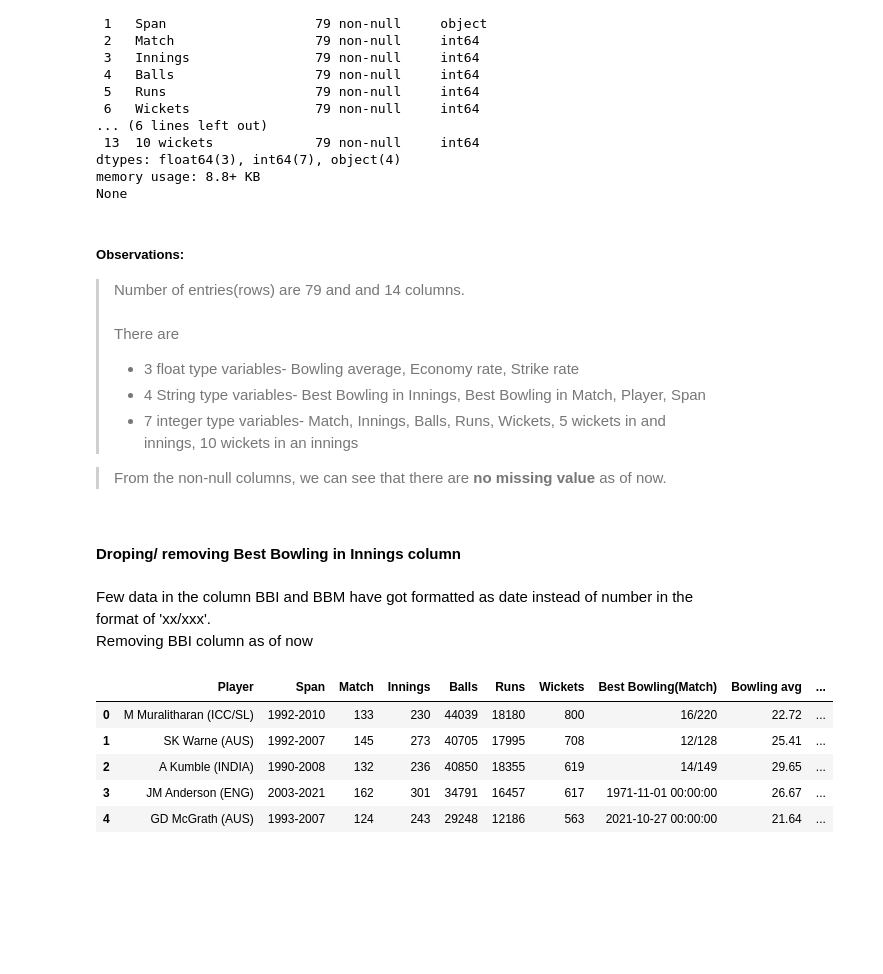
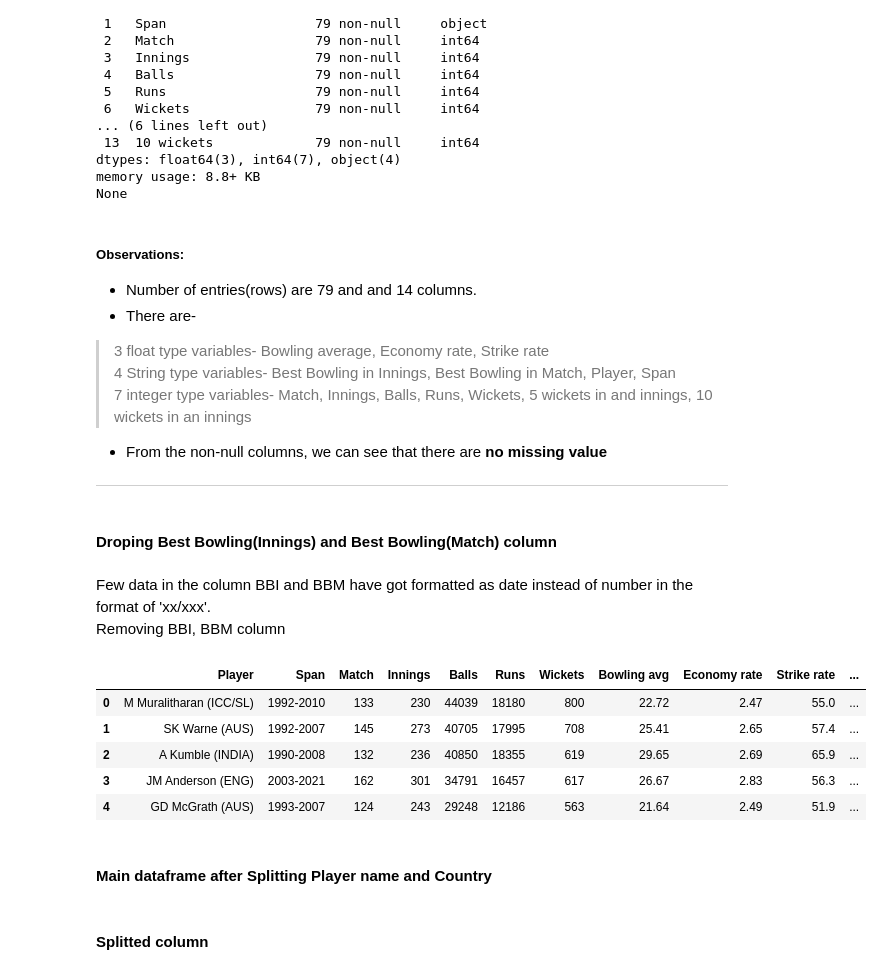
Before and after one commit to Mehreen-te/test_cricket_analysis, a Jupyter notebook: test_bowlers_analysis.ipynb, the cells around one changed output. Drawn from its saved outputs; the diff is of its cells as text; code cells hidden in the pictures; blank space fills up the shorter version.

```diff
--- a/test_bowlers_analysis.ipynb
+++ b/test_bowlers_analysis.ipynb
@@ -129,25 +131,28 @@ None
 # %% [markdown]
 ##### Observations:
 
-> Number of entries(rows) are 79 and and 14 columns.<br><br>
-There are
-> - 3 float type variables- Bowling average, Economy rate, Strike rate<br>
-> - 4 String type variables- Best Bowling in Innings, Best Bowling in Match, Player, Span<br>
-> - 7 integer type variables- Match, Innings, Balls, Runs, Wickets, 5 wickets in and innings, 10 wickets in an innings
+- Number of entries(rows) are 79 and and 14 columns.<br>
+- There are-
+> 3 float type variables- Bowling average, Economy rate, Strike rate<br>
+> 4 String type variables- Best Bowling in Innings, Best Bowling in Match, Player, Span<br>
+> 7 integer type variables- Match, Innings, Balls, Runs, Wickets, 5 wickets in and innings, 10 wickets in an innings
 
-> From the non-null columns, we can see that there are **no missing value** as of now.<br>
+- From the non-null columns, we can see that there are **no missing value**
+---
 # %% [markdown]
-#### Droping/ removing Best Bowling in Innings column
+#### Droping Best Bowling(Innings) and Best Bowling(Match) column
 # %% [markdown]
 Few data in the column BBI and BBM have got formatted as date instead of number in the format of 'xx/xxx'.<br>
-Removing BBI column as of now
+Removing BBI, BBM column
 # %%
-df.drop('Best Bowling(Innings)',axis=1 , inplace=True)
+df.drop(['Best Bowling(Innings)','Best Bowling(Match)'],axis=1 , inplace=True)
 display(df.head(5))
 # %% [output]
-|  | Player | Span | Match | Innings | Balls | Runs | Wickets | Best Bowling(Match) | Bowling avg | ... |
-| 0 | M Muralitharan (ICC/SL) | 1992-2010 | 133 | 230 | 44039 | 18180 | 800 | 16/220 | 22.72 | ... |
-| 1 | SK Warne (AUS) | 1992-2007 | 145 | 273 | 40705 | 17995 | 708 | 12/128 | 25.41 | ... |
-| 2 | A Kumble (INDIA) | 1990-2008 | 132 | 236 | 40850 | 18355 | 619 | 14/149 | 29.65 | ... |
-| 3 | JM Anderson (ENG) | 2003-2021 | 162 | 301 | 34791 | 16457 | 617 | 1971-11-01 00:00:00 | 26.67 | ... |
-| 4 | GD McGrath (AUS) | 1993-2007 | 124 | 243 | 29248 | 12186 | 563 | 2021-10-27 00:00:00 | 21.64 | ... |
+|  | Player | Span | Match | Innings | Balls | Runs | Wickets | Bowling avg | Economy rate | Strike rate | ... |
+| 0 | M Muralitharan (ICC/SL) | 1992-2010 | 133 | 230 | 44039 | 18180 | 800 | 22.72 | 2.47 | 55.0 | ... |
+| 1 | SK Warne (AUS) | 1992-2007 | 145 | 273 | 40705 | 17995 | 708 | 25.41 | 2.65 | 57.4 | ... |
+| 2 | A Kumble (INDIA) | 1990-2008 | 132 | 236 | 40850 | 18355 | 619 | 29.65 | 2.69 | 65.9 | ... |
+| 3 | JM Anderson (ENG) | 2003-2021 | 162 | 301 | 34791 | 16457 | 617 | 26.67 | 2.83 | 56.3 | ... |
+| 4 | GD McGrath (AUS) | 1993-2007 | 124 | 243 | 29248 | 12186 | 563 | 21.64 | 2.49 | 51.9 | ... |
+# %% [markdown]
+#### Main dataframe after Splitting Player name and Country
@@ -153,0 +165,2 @@ display(df.head(5))
+# %% [markdown]
+#### Splitted column
```
Also changed, not shown: parts of 42 cells of this notebook.
